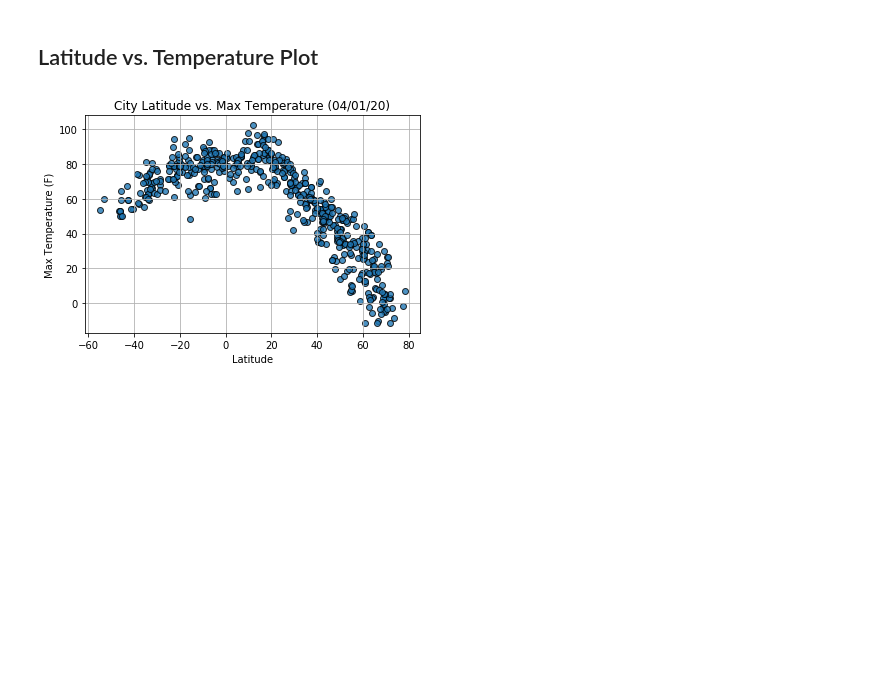
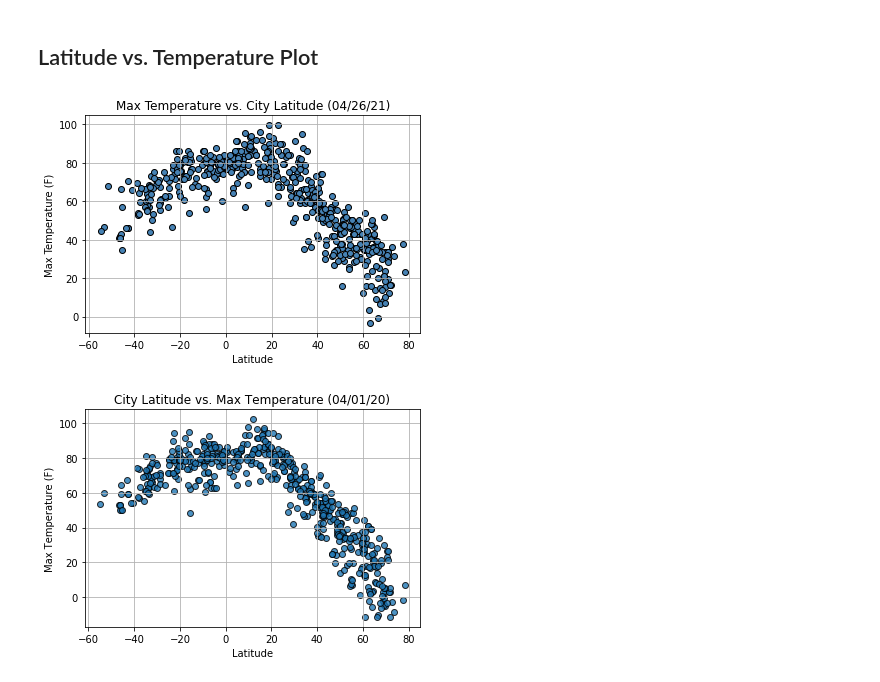
Before and after one commit to dkrug82/python-api-challenge, a Jupyter notebook: WeatherPy/WeatherPy.ipynb, the cells around one changed output. Cells and saved outputs as stored; diff of their text form; code cells hidden in the pictures; blank space fills up the shorter version.

Commit message:
finished graphing

```diff
--- a/WeatherPy/WeatherPy.ipynb
+++ b/WeatherPy/WeatherPy.ipynb
@@ -271,6 +286,20 @@ print(clean_city_data.shape)
 * Save the plotted figures as .pngs.
 # %% [markdown]
 ## Latitude vs. Temperature Plot
+# %%
+x_axis = clean_city_data["Lat"]
+high_temp = clean_city_data["Max Temp"]
+
+plt.scatter(x_axis, high_temp, marker="o", facecolors="steelblue", edgecolors="black")
+plt.title("Max Temperature vs. City Latitude (04/26/21)")
+plt.xlabel("Latitude")
+plt.ylabel("Max Temperature (F)")
+plt.grid()
+plt.savefig("output_data/fig1.png")
+
+plt.show()
+# %% [output]
+[figure, added]
 # %%
 # %% [output]
 [figure]
```
Also changed, not shown: parts of 5 cells of this notebook, 4 other files.
